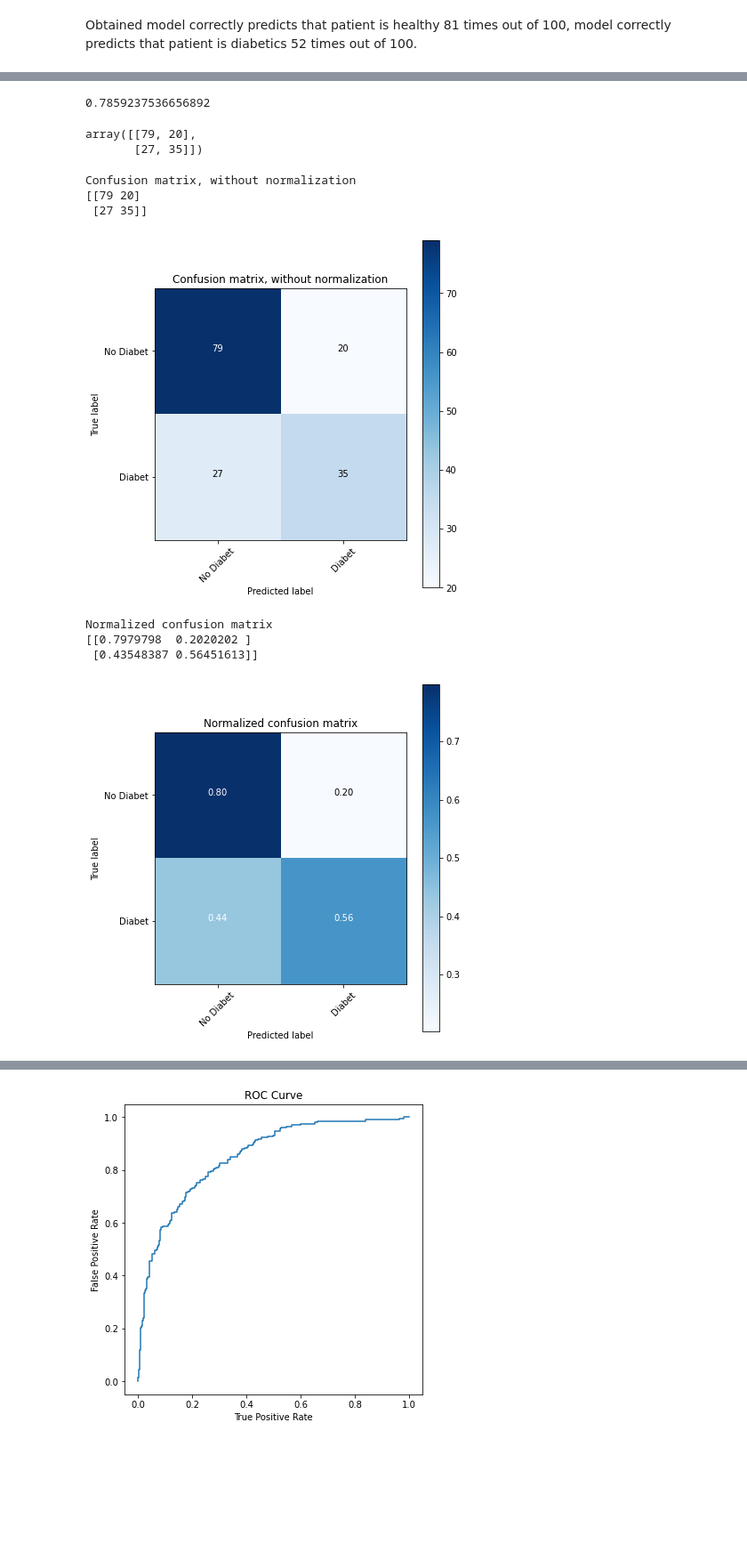
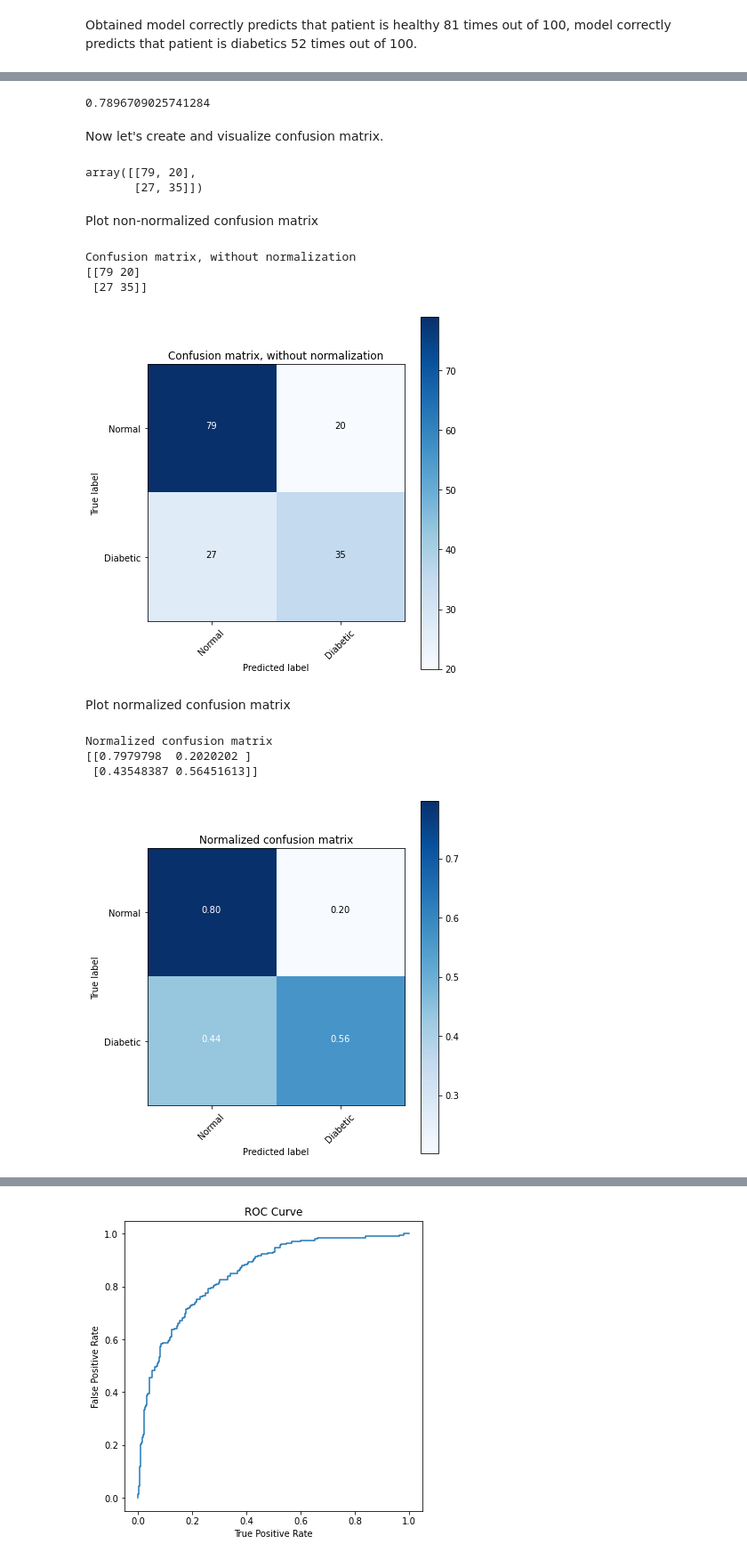
Before and after one commit to peshekhodko/FinalProject, a Jupyter notebook: FinalProject.ipynb, the cells around one changed output, grey strips where cells are left out. Shown at 89% size. Cells and saved outputs as stored; diff of their text form; code cells hidden in the pictures; blank space fills up the shorter version.

```diff
--- a/FinalProject.ipynb
+++ b/FinalProject.ipynb
@@ -614,6 +618,6 @@ Obtained model correctly predicts that patient is healthy 81 times out of 100, m
 # %%
 sqlTrans = SQLTransformer(
-    statement = "SELECT Age, BloodPressure, \
+    statement = "SELECT log(Age) as Age, log(BloodPressure) as BloodPressure, \
     Pregnancies, Glucose, SkinThickness, \
     Insulin, DiabetesPedigreeFunction, BMI, \
     outcome as label FROM __THIS__"
@@ -688,7 +706,9 @@ predictions = cvModel.transform(test)
 metric = BinaryClassificationEvaluator().evaluate(predictions)
 print(metric)
 # %% [output]
-0.7859237536656892
+0.7896709025741284
+# %% [markdown]
+Now let's create and visualize confusion matrix.
 # %%
 y_true = predictions.select("label")
 y_true = y_true.toPandas()
@@ -701,9 +721,9 @@ cnf_matrix
 # %% [output]
 array([[79, 20],
        [27, 35]])
+# %% [markdown]
+Plot non-normalized confusion matrix
 # %%
-# Plot non-normalized confusion matrix
-class_names =["No Diabet", "Diabet"]
 plt.figure()
 plot_confusion_matrix(cnf_matrix, classes=class_names,
                       title='Confusion matrix, without normalization')
@@ -712,16 +732,16 @@ plt.show()
 Confusion matrix, without normalization
 [[79 20]
  [27 35]]
-[figure, old version]
+[figure, new version]
+# %% [markdown]
+Plot normalized confusion matrix
 # %%
-# Plot normalized confusion matrix
-plt.figure()
 plot_confusion_matrix(cnf_matrix, classes=class_names, normalize=True,
                       title='Normalized confusion matrix')
 
 plt.show()
 # %% [output]
 Normalized confusion matrix
 [[0.7979798  0.2020202 ]
  [0.43548387 0.56451613]]
-[figure, old version]
+[figure, new version]
```
Also changed, not shown: parts of 19 cells of this notebook.
